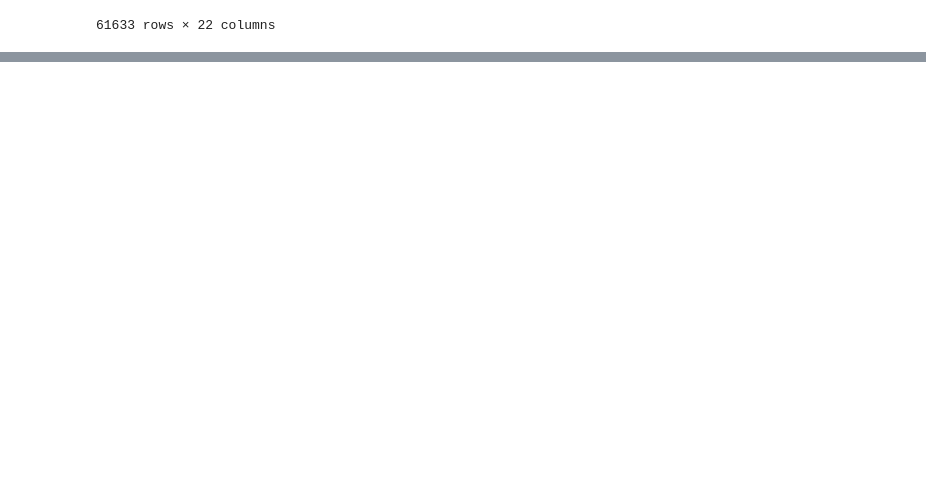
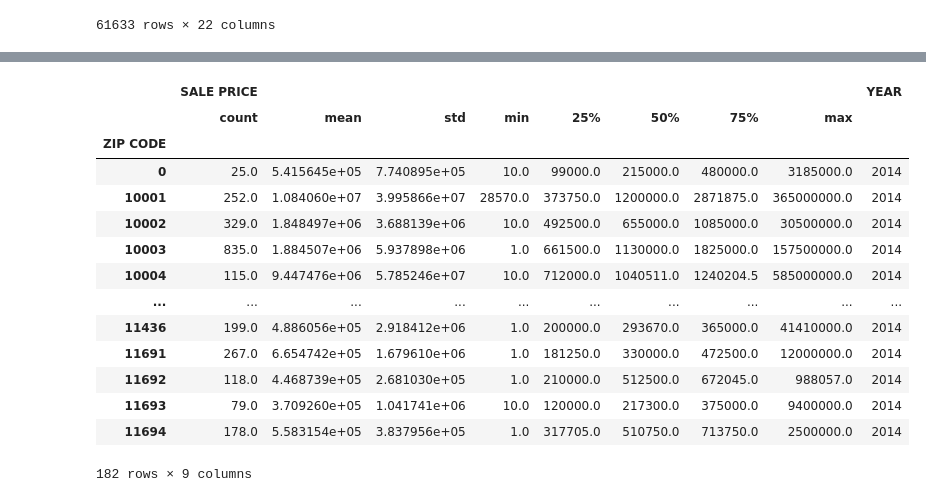
Before and after one commit to EBroestl/NYC_Taxis_and_Property_Value, a Jupyter notebook: Notebooks/Property Address Concat, Cleanup 2014.ipynb, the cells around one changed output, grey strips where cells are left out. Cells and saved outputs as stored; diff of their text form; code cells hidden in the pictures; blank space fills up the shorter version.

```diff
--- a/Notebooks/Property Address Concat, Cleanup 2014.ipynb
+++ b/Notebooks/Property Address Concat, Cleanup 2014.ipynb
@@ -71,0 +75,4 @@ full_no_zero.to_csv('../../Data/Property Data Processed/2014 address concat.csv'
+# %%
+test_full=full_no_zero[['ZIP CODE', 'SALE PRICE']]
+# %%
+test_full['YEAR']='2014'
@@ -71,0 +101,22 @@ full_no_zero.to_csv('../../Data/Property Data Processed/2014 address concat.csv'
+# %%
+test_full2 = test_full.groupby(['ZIP CODE']).describe()
+# %%
+test_full2['YEAR']='2014'
+# %%
+test_full2
+# %% [output]
+|  | SALE PRICE |  |  |  |  |  |  |  | YEAR |
+|  | count | mean | std | min | 25% | 50% | 75% | max |  |
+| ZIP CODE |  |  |  |  |  |  |  |  |  |
+| 0 | 25.0 | 5.415645e+05 | 7.740895e+05 | 10.0 | 99000.0 | 215000.0 | 480000.0 | 3185000.0 | 2014 |
+| 10001 | 252.0 | 1.084060e+07 | 3.995866e+07 | 28570.0 | 373750.0 | 1200000.0 | 2871875.0 | 365000000.0 | 2014 |
+| 10002 | 329.0 | 1.848497e+06 | 3.688139e+06 | 10.0 | 492500.0 | 655000.0 | 1085000.0 | 30500000.0 | 2014 |
+| 10003 | 835.0 | 1.884507e+06 | 5.937898e+06 | 1.0 | 661500.0 | 1130000.0 | 1825000.0 | 157500000.0 | 2014 |
+| 10004 | 115.0 | 9.447476e+06 | 5.785246e+07 | 10.0 | 712000.0 | 1040511.0 | 1240204.5 | 585000000.0 | 2014 |
+| ... | ... | ... | ... | ... | ... | ... | ... | ... | ... |
+| 11436 | 199.0 | 4.886056e+05 | 2.918412e+06 | 1.0 | 200000.0 | 293670.0 | 365000.0 | 41410000.0 | 2014 |
+| 11691 | 267.0 | 6.654742e+05 | 1.679610e+06 | 1.0 | 181250.0 | 330000.0 | 472500.0 | 12000000.0 | 2014 |
+| 11692 | 118.0 | 4.468739e+05 | 2.681030e+05 | 1.0 | 210000.0 | 512500.0 | 672045.0 | 988057.0 | 2014 |
+| 11693 | 79.0 | 3.709260e+05 | 1.041741e+06 | 10.0 | 120000.0 | 217300.0 | 375000.0 | 9400000.0 | 2014 |
+| 11694 | 178.0 | 5.583154e+05 | 3.837956e+05 | 1.0 | 317705.0 | 510750.0 | 713750.0 | 2500000.0 | 2014 |
+182 rows × 9 columns
```
Also changed, not shown: parts of 7 cells of this notebook, 6 other files.
